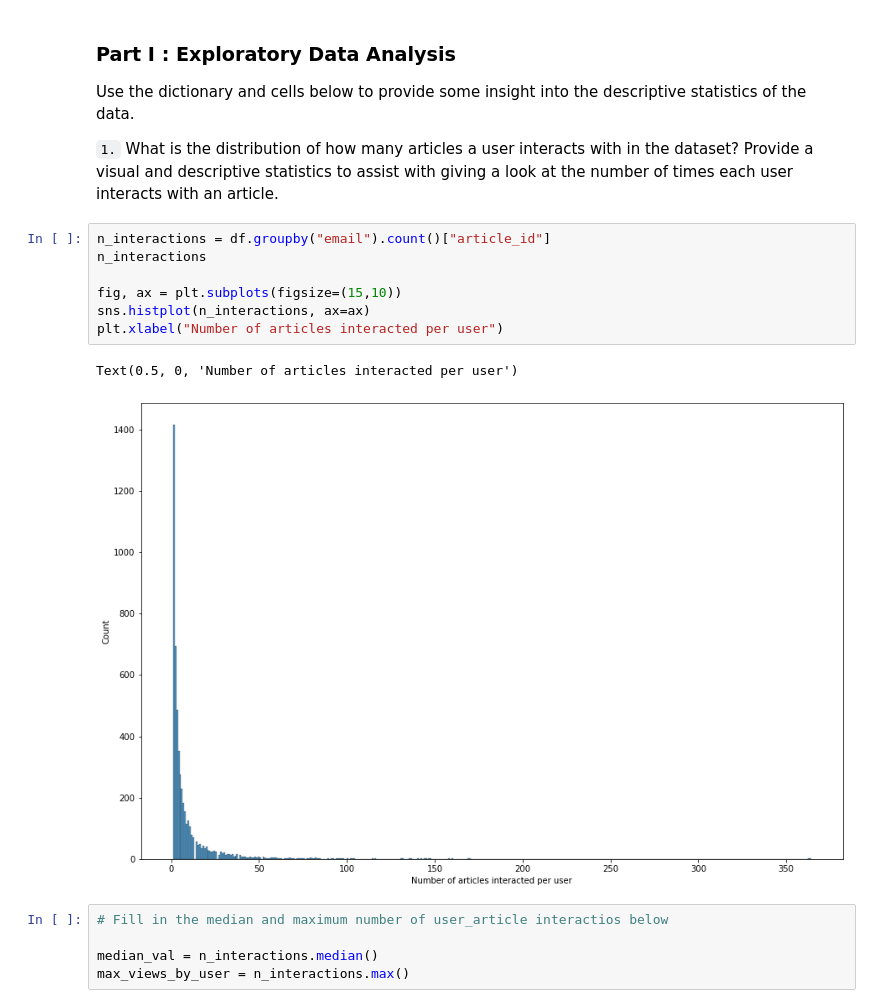
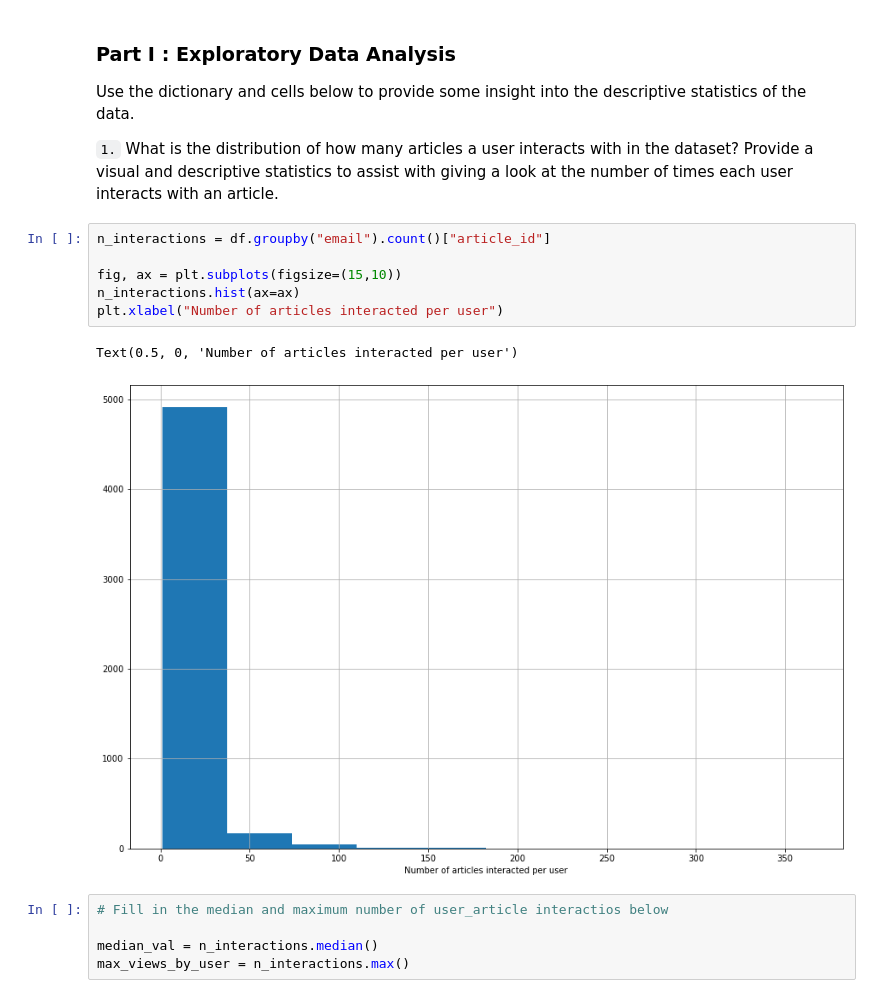
Before and after one commit to brunoarine/article-recommendation, a Jupyter notebook: Recommendations_with_IBM.ipynb, the cells around one changed output. Cells and saved outputs as stored; diff of their text form.

Commit message:
fix: Replace seaborn histplot with matplotlib's to avoid version incompatibility

```diff
--- a/Recommendations_with_IBM.ipynb
+++ b/Recommendations_with_IBM.ipynb
@@ -61,14 +60,13 @@ Use the dictionary and cells below to provide some insight into the descriptive
 `1.` What is the distribution of how many articles a user interacts with in the dataset?  Provide a visual and descriptive statistics to assist with giving a look at the number of times each user interacts with an article.
 # %%
 n_interactions = df.groupby("email").count()["article_id"]
-n_interactions
 
 fig, ax = plt.subplots(figsize=(15,10))
-sns.histplot(n_interactions, ax=ax)
+n_interactions.hist(ax=ax)
 plt.xlabel("Number of articles interacted per user")
 # %% [output]
 Text(0.5, 0, 'Number of articles interacted per user')
-[figure, old version]
+[figure, new version]
 # %%
 # Fill in the median and maximum number of user_article interactios below
 
```
Also changed, not shown: parts of 7 cells of this notebook, 1 other file.
